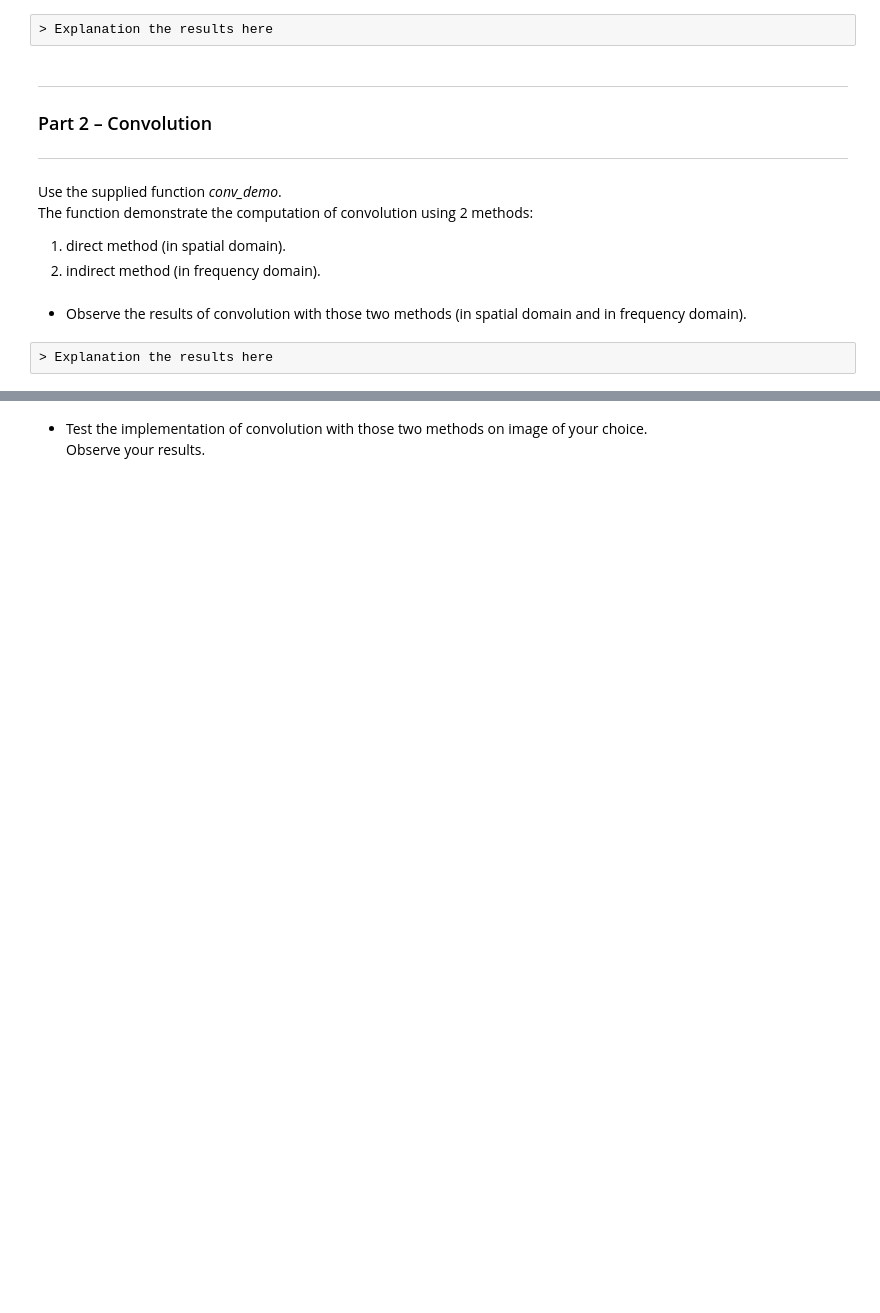
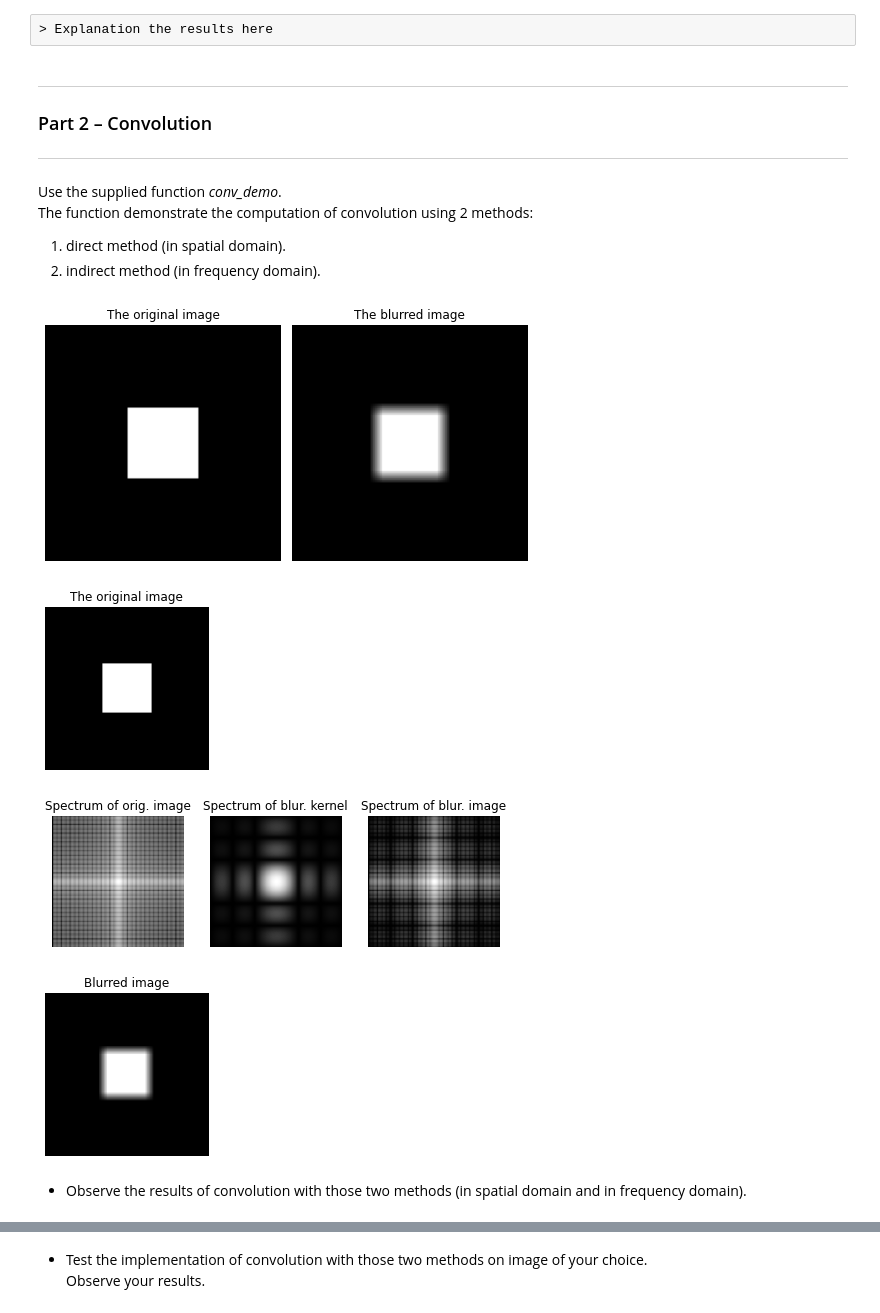
Before and after one commit to nadavschwalb/Advanced_C, a Jupyter notebook: Lab_4_student.ipynb, the cells around one changed output, grey strips where cells are left out. Drawn from its saved outputs; the diff is of its cells as text; code cells hidden in the pictures; blank space fills up the shorter version.

```diff
--- a/Lab_4_student.ipynb
+++ b/Lab_4_student.ipynb
@@ -329,7 +340,12 @@ def conv_demo():
     fig, axes = plt.subplots(nrows=1, ncols=1, figsize=(3, 3))
     axes.imshow(img_blurred_using_dft, cmap='gray')
     axes.set_title('Blurred image'), axes.axis('off')
+# %%
+conv_demo()
+# %% [output]
+[figure, added]
+[figure, added]
+[figure, added]
+[figure, added]
 # %% [markdown]
 * Observe the results of convolution with those two methods (in spatial domain and in frequency domain).
-# %% [raw]
-> Explanation the results here
```
Also changed, not shown: parts of 23 cells of this notebook.
